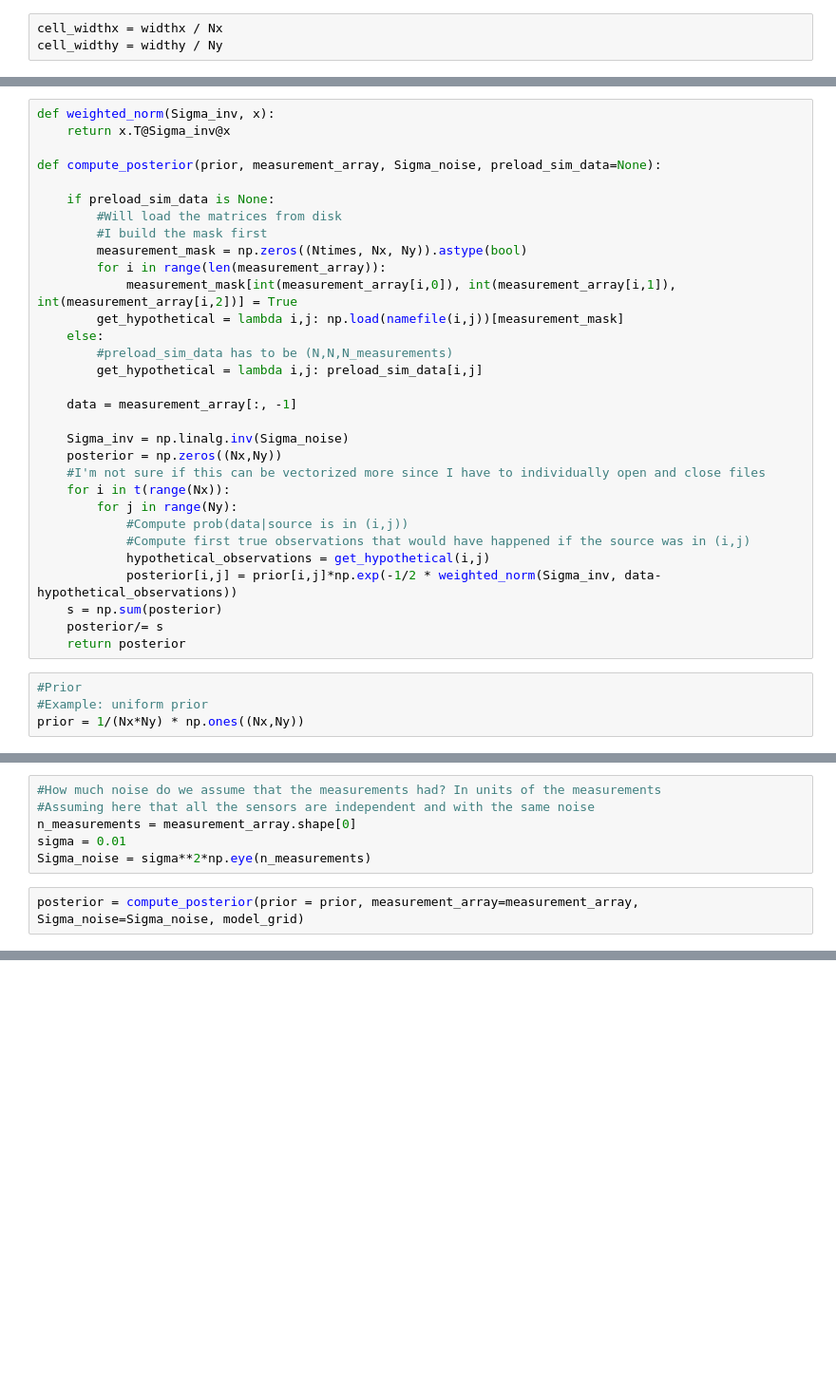
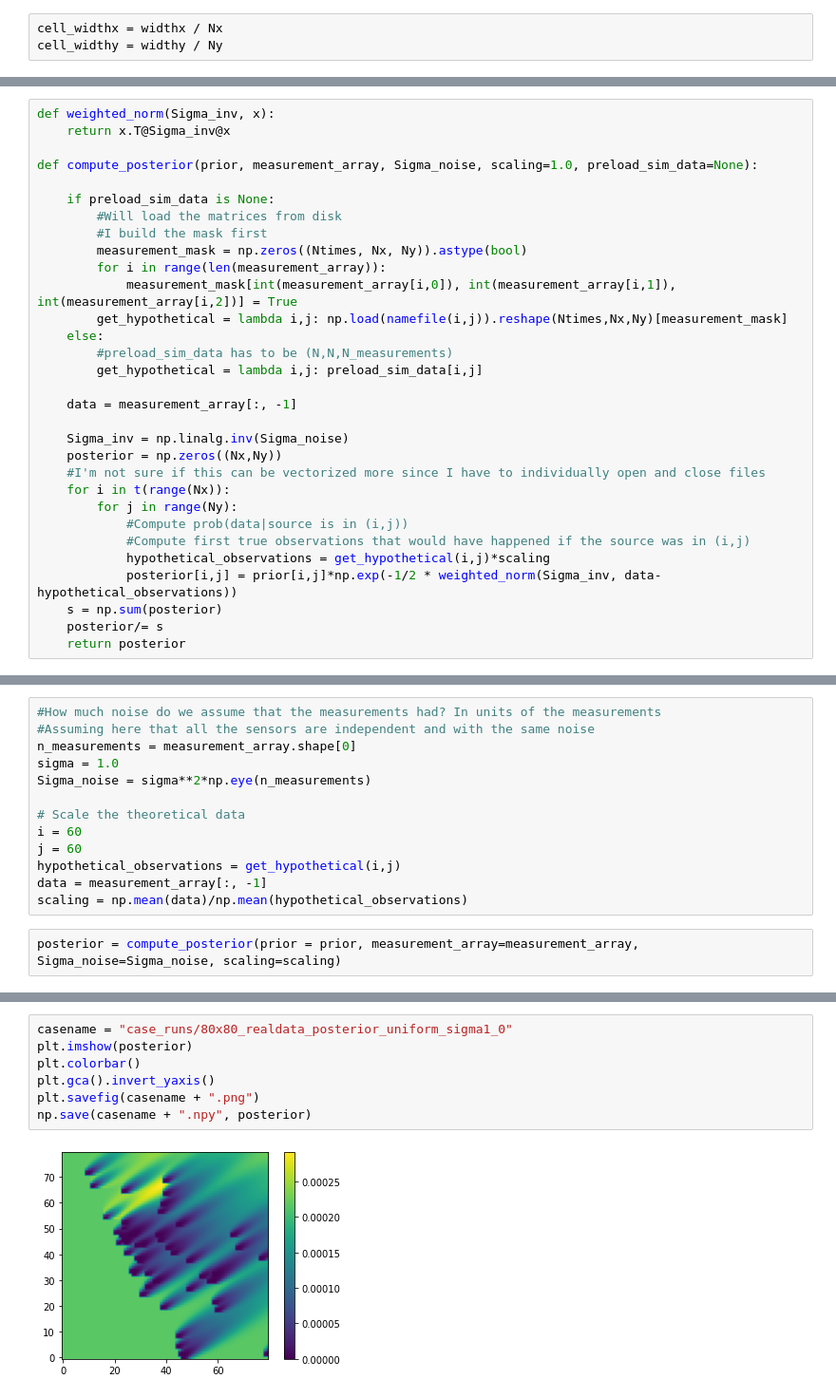
Before and after one commit to edejong-caltech/smoking_hot_inverse_problems, a Jupyter notebook: src/Bayesian_Inference_With_Real_Data.ipynb, the cells around one changed output, grey strips where cells are left out. Shown at 95% size. Saved outputs shown, nothing was run; the diff lists cells and outputs as text; blank space fills up the shorter version.

Commit message:
Resolve and run 1 day 80x80 test case

```diff
--- a/src/Bayesian_Inference_With_Real_Data.ipynb
+++ b/src/Bayesian_Inference_With_Real_Data.ipynb
@@ -135,7 +108,7 @@ array([0.005, 0.006, 0.008, ..., 0.03 , 0.033, 0.031])
 def weighted_norm(Sigma_inv, x):
     return x.T@Sigma_inv@x
 
-def compute_posterior(prior, measurement_array, Sigma_noise, preload_sim_data=None):
+def compute_posterior(prior, measurement_array, Sigma_noise, scaling=1.0, preload_sim_data=None):
 
     if preload_sim_data is None:
         #Will load the matrices from disk
@@ -143,7 +116,7 @@ def compute_posterior(prior, measurement_array, Sigma_noise, preload_sim_data=No
         measurement_mask = np.zeros((Ntimes, Nx, Ny)).astype(bool)
         for i in range(len(measurement_array)):
             measurement_mask[int(measurement_array[i,0]), int(measurement_array[i,1]), int(measurement_array[i,2])] = True
-        get_hypothetical = lambda i,j: np.load(namefile(i,j))[measurement_mask]
+        get_hypothetical = lambda i,j: np.load(namefile(i,j)).reshape(Ntimes,Nx,Ny)[measurement_mask]
     else:
         #preload_sim_data has to be (N,N,N_measurements)
         get_hypothetical = lambda i,j: preload_sim_data[i,j]
@@ -157,12 +130,8 @@ def compute_posterior(prior, measurement_array, Sigma_noise, preload_sim_data=No
         for j in range(Ny):
             #Compute prob(data|source is in (i,j))
             #Compute first true observations that would have happened if the source was in (i,j)
-            hypothetical_observations = get_hypothetical(i,j)
+            hypothetical_observations = get_hypothetical(i,j)*scaling
             posterior[i,j] = prior[i,j]*np.exp(-1/2 * weighted_norm(Sigma_inv, data-hypothetical_observations))
     s = np.sum(posterior)
     posterior/= s
     return posterior
-# %%
-#Prior
-#Example: uniform prior
-prior = 1/(Nx*Ny) * np.ones((Nx,Ny))
@@ -170,7 +149,14 @@ prior = 1/(Nx*Ny) * np.ones((Nx,Ny))
 #How much noise do we assume that the measurements had? In units of the measurements
 #Assuming here that all the sensors are independent and with the same noise
 n_measurements = measurement_array.shape[0]
-sigma = 0.01
+sigma = 1.0
 Sigma_noise = sigma**2*np.eye(n_measurements)
+
+# Scale the theoretical data
+i = 60
+j = 60
+hypothetical_observations = get_hypothetical(i,j)
+data = measurement_array[:, -1]
+scaling = np.mean(data)/np.mean(hypothetical_observations)
 # %%
-posterior = compute_posterior(prior = prior, measurement_array=measurement_array, Sigma_noise=Sigma_noise, model_grid)
+posterior = compute_posterior(prior = prior, measurement_array=measurement_array, Sigma_noise=Sigma_noise, scaling=scaling)
@@ -184,0 +163,9 @@ plt.colorbar()
+# %%
+casename = "case_runs/80x80_realdata_posterior_uniform_sigma1_0"
+plt.imshow(posterior)
+plt.colorbar()
+plt.gca().invert_yaxis()
+plt.savefig(casename + ".png")
+np.save(casename + ".npy", posterior)
+# %% [output]
+[figure, added]
```
Also changed, not shown: parts of 15 cells of this notebook, 2 other files.
